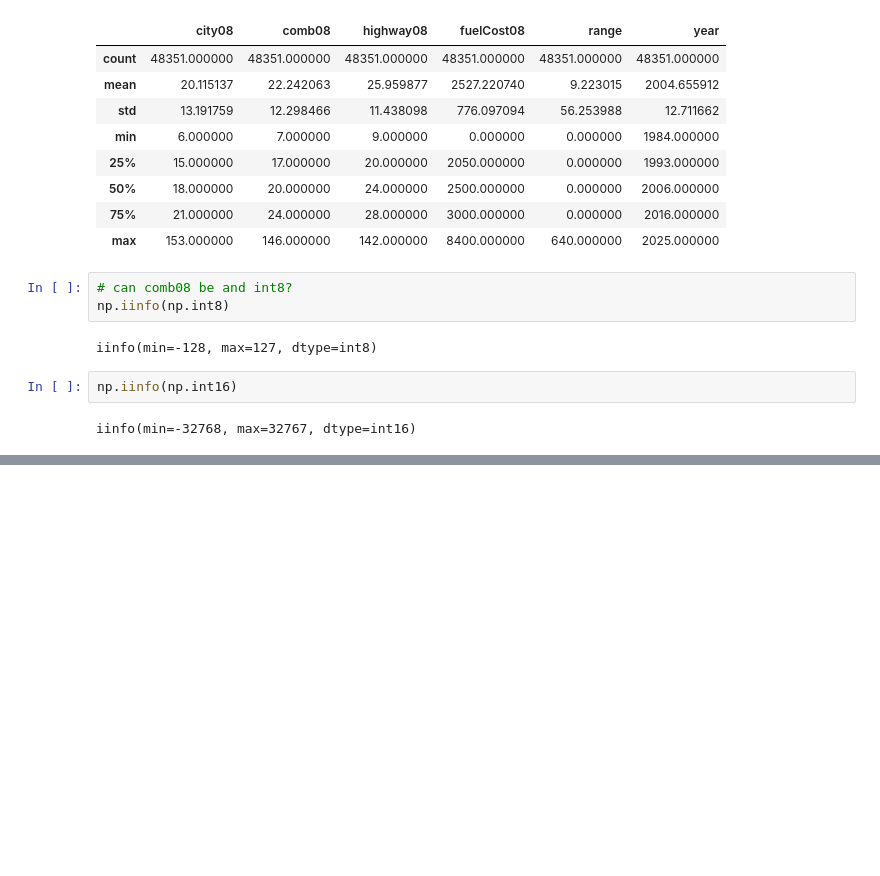
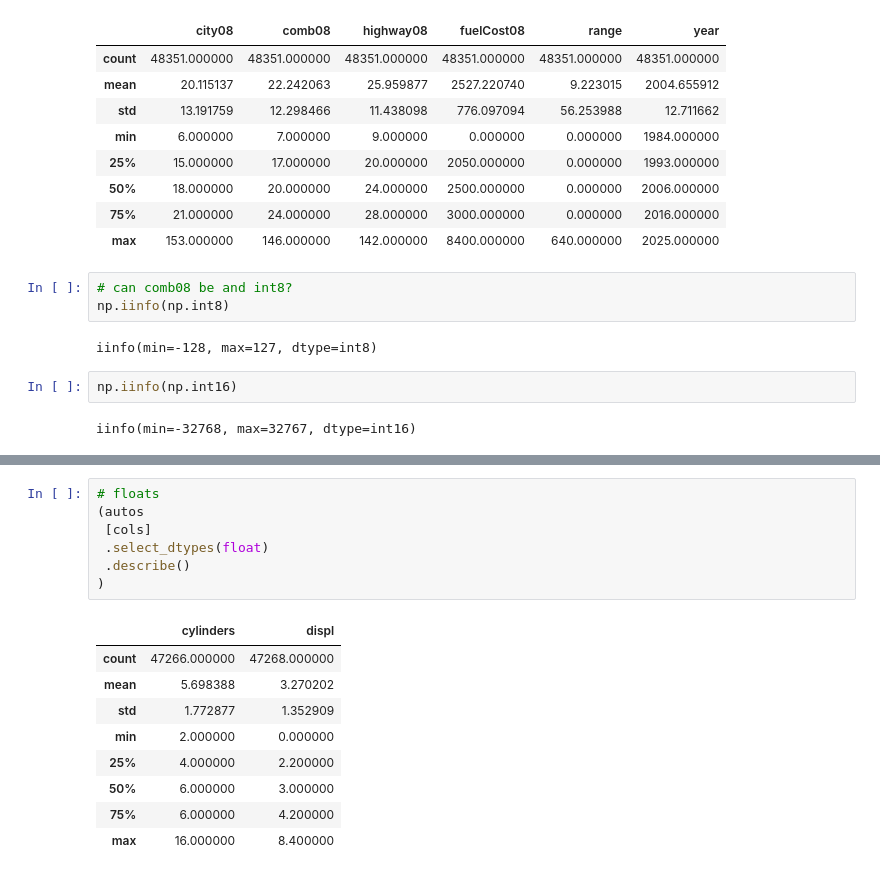
Before and after one commit to simonjv01/pythonapps, a Jupyter notebook: vehicle.ipynb, the cells around one changed output, grey strips where cells are left out. Cells and saved outputs as stored; diff of their text form; blank space fills up the shorter version.

Commit message:
chained to view floats in data

```diff
--- a/vehicle.ipynb
+++ b/vehicle.ipynb
@@ -203,0 +222,17 @@ iinfo(min=-32768, max=32767, dtype=int16)
+# %%
+# floats
+(autos
+ [cols]
+ .select_dtypes(float)
+ .describe()
+)
+# %% [output]
+|  | cylinders | displ |
+| count | 47266.000000 | 47268.000000 |
+| mean | 5.698388 | 3.270202 |
+| std | 1.772877 | 1.352909 |
+| min | 2.000000 | 0.000000 |
+| 25% | 4.000000 | 2.200000 |
+| 50% | 6.000000 | 3.000000 |
+| 75% | 6.000000 | 4.200000 |
+| max | 16.000000 | 8.400000 |
```
Also changed, not shown: parts of 1 cell of this notebook.
